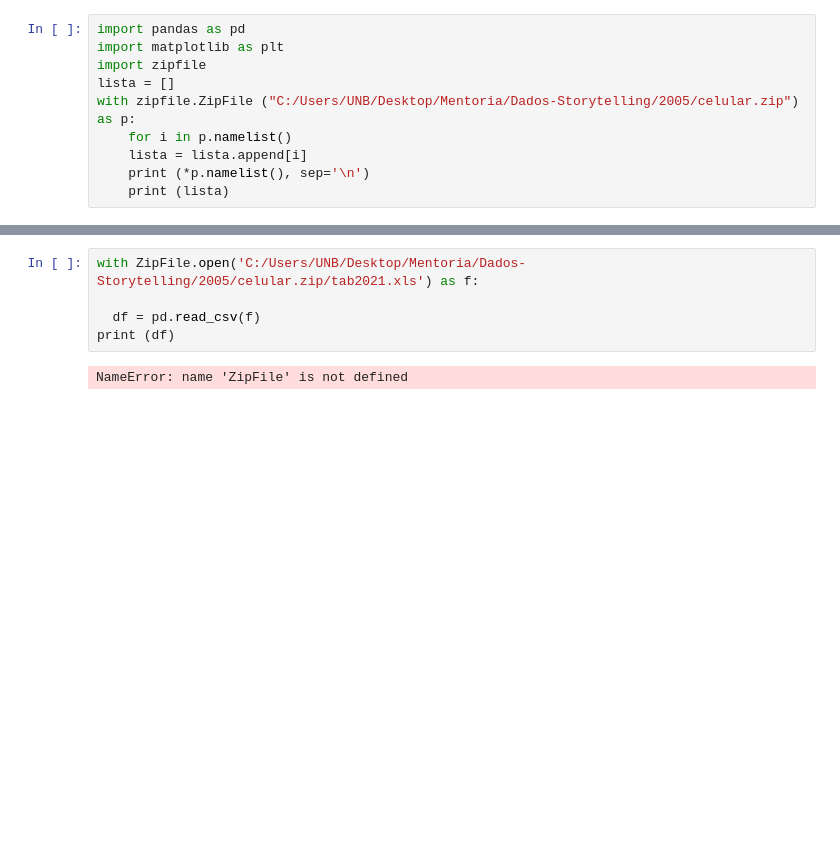
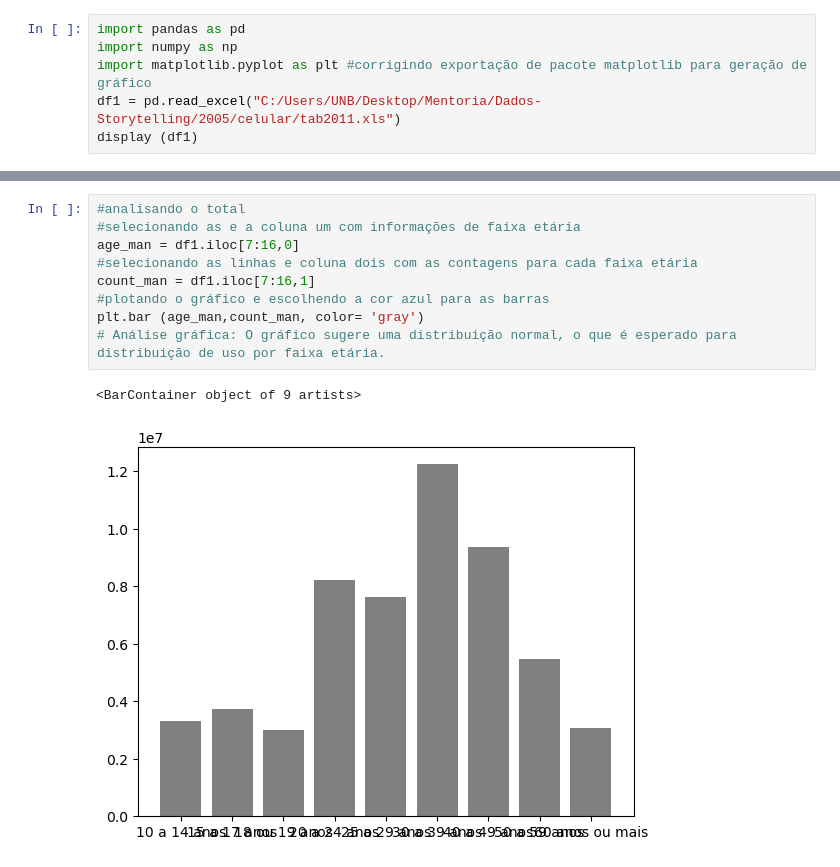
Before and after one commit to LopesJosiel/Storytelling, a Jupyter notebook: Analise.ipynb, the cells around one changed output, grey strips where cells are left out. Saved outputs shown, nothing was run; the diff lists cells and outputs as text; blank space fills up the shorter version.

Commit message:
adicionando gráficos

```diff
--- a/Analise.ipynb
+++ b/Analise.ipynb
@@ -1,11 +16,7 @@
 # %%
 import pandas as pd
-import matplotlib as plt
-import zipfile
-lista = []
-with zipfile.ZipFile ("C:/Users/UNB/Desktop/Mentoria/Dados-Storytelling/2005/celular.zip") as p:
-    for i in p.namelist()
-    lista = lista.append[i]
-    print (*p.namelist(), sep='\n')
-    print (lista)
+import numpy as np
+import matplotlib.pyplot as plt #corrigindo exportação de pacote matplotlib para geração de gráfico
+df1 = pd.read_excel("C:/Users/UNB/Desktop/Mentoria/Dados-Storytelling/2005/celular/tab2011.xls")
+display (df1)
 # %% [output]
@@ -13,7 +40,12 @@ SyntaxError: invalid syntax (1077455090.py, line 6)
-# %%
-with ZipFile.open('C:/Users/UNB/Desktop/Mentoria/Dados-Storytelling/2005/celular.zip/tab2021.xls') as f:
-
-  df = pd.read_csv(f)
-print (df)
-# %% [output]
-NameError: name 'ZipFile' is not defined
+# %%
+#analisando o total
+#selecionando as e a coluna um com informações de faixa etária
+age_man = df1.iloc[7:16,0]
+#selecionando as linhas e coluna dois com as contagens para cada faixa etária
+count_man = df1.iloc[7:16,1]
+#plotando o gráfico e escolhendo a cor azul para as barras
+plt.bar (age_man,count_man, color= 'gray')
+# Análise gráfica: O gráfico sugere uma distribuição normal, o que é esperado para distribuição de uso por faixa etária.
+# %% [output]
+<BarContainer object of 9 artists>
+[figure, added]
```
Also changed, not shown: parts of 4 cells of this notebook, 8 other files.
